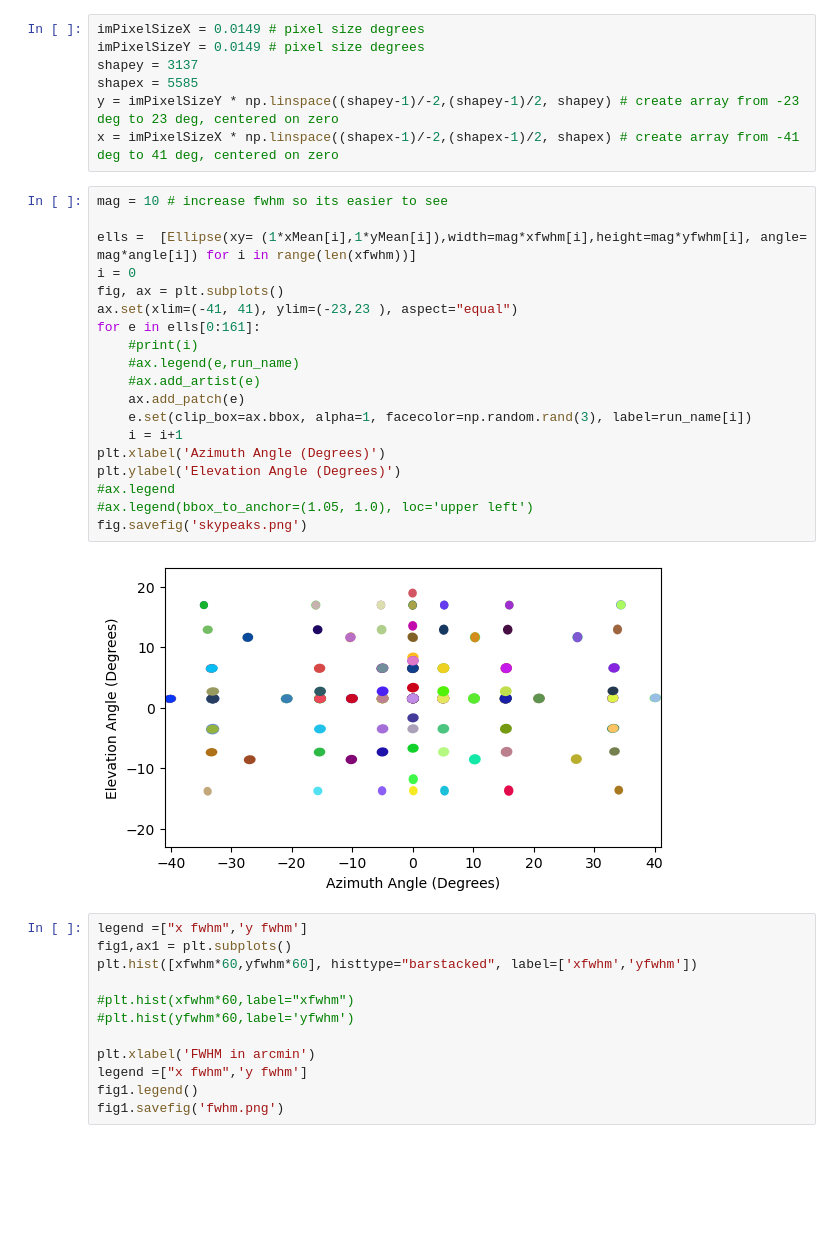
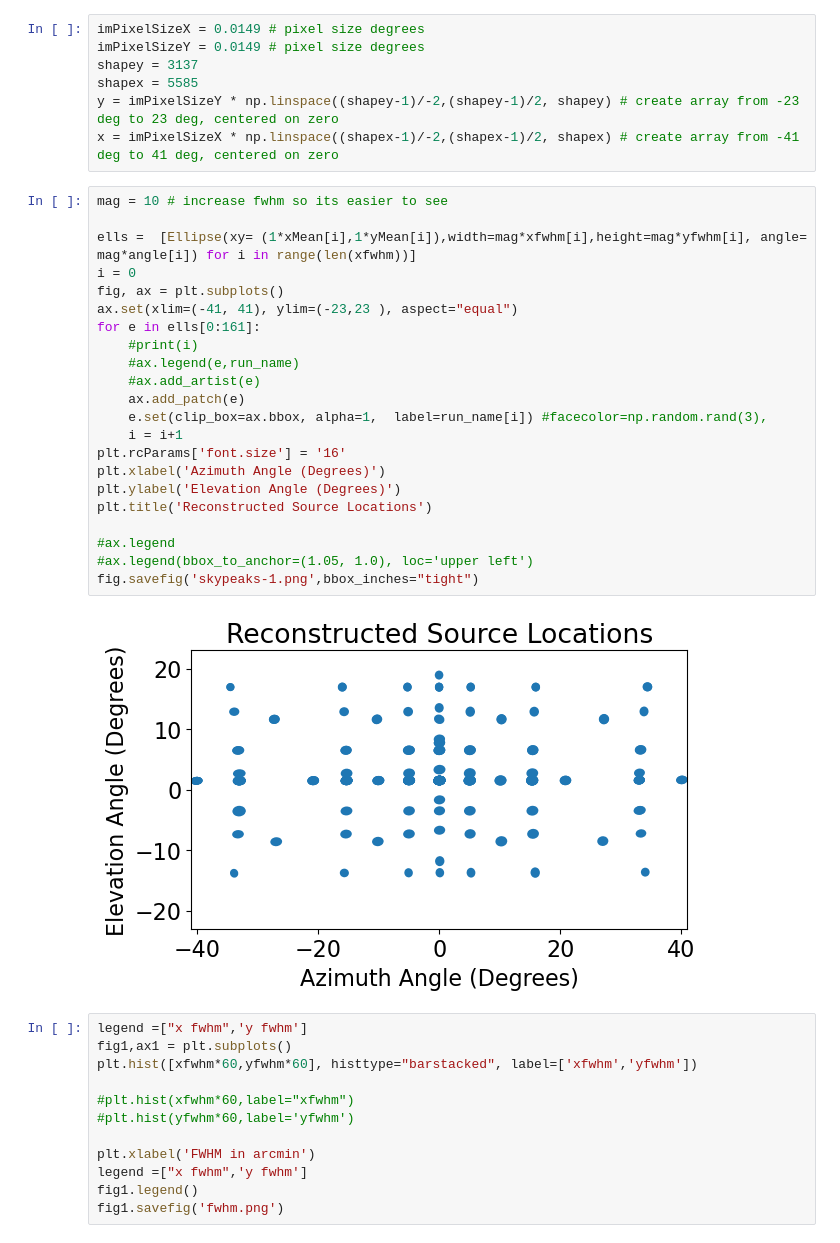
Before and after one commit to laureloneill/psf_source_localization, a Jupyter notebook: dataview.ipynb, the cells around one changed output. Drawn from its saved outputs; the diff is of its cells as text; blank space fills up the shorter version.

```diff
--- a/dataview.ipynb
+++ b/dataview.ipynb
@@ -116,24 +123,27 @@ x = imPixelSizeX * np.linspace((shapex-1)/-2,(shapex-1)/2, shapex) # create arra
 # %%
 mag = 10 # increase fwhm so its easier to see
 
 ells =  [Ellipse(xy= (1*xMean[i],1*yMean[i]),width=mag*xfwhm[i],height=mag*yfwhm[i], angle= mag*angle[i]) for i in range(len(xfwhm))]
 i = 0
 fig, ax = plt.subplots()
 ax.set(xlim=(-41, 41), ylim=(-23,23 ), aspect="equal")
 for e in ells[0:161]:
     #print(i)
     #ax.legend(e,run_name)
     #ax.add_artist(e)
     ax.add_patch(e)
-    e.set(clip_box=ax.bbox, alpha=1, facecolor=np.random.rand(3), label=run_name[i])
+    e.set(clip_box=ax.bbox, alpha=1,  label=run_name[i]) #facecolor=np.random.rand(3),
     i = i+1
+plt.rcParams['font.size'] = '16'
 plt.xlabel('Azimuth Angle (Degrees)')
 plt.ylabel('Elevation Angle (Degrees)')
+plt.title('Reconstructed Source Locations')
+
 #ax.legend
 #ax.legend(bbox_to_anchor=(1.05, 1.0), loc='upper left')
-fig.savefig('skypeaks.png')
+fig.savefig('skypeaks-1.png',bbox_inches="tight")
 # %% [output]
-[figure, old version]
+[figure, new version]
 # %%
 legend =["x fwhm",'y fwhm']
 fig1,ax1 = plt.subplots()
```
Also changed, not shown: parts of 1 cell of this notebook, 15 other files.
